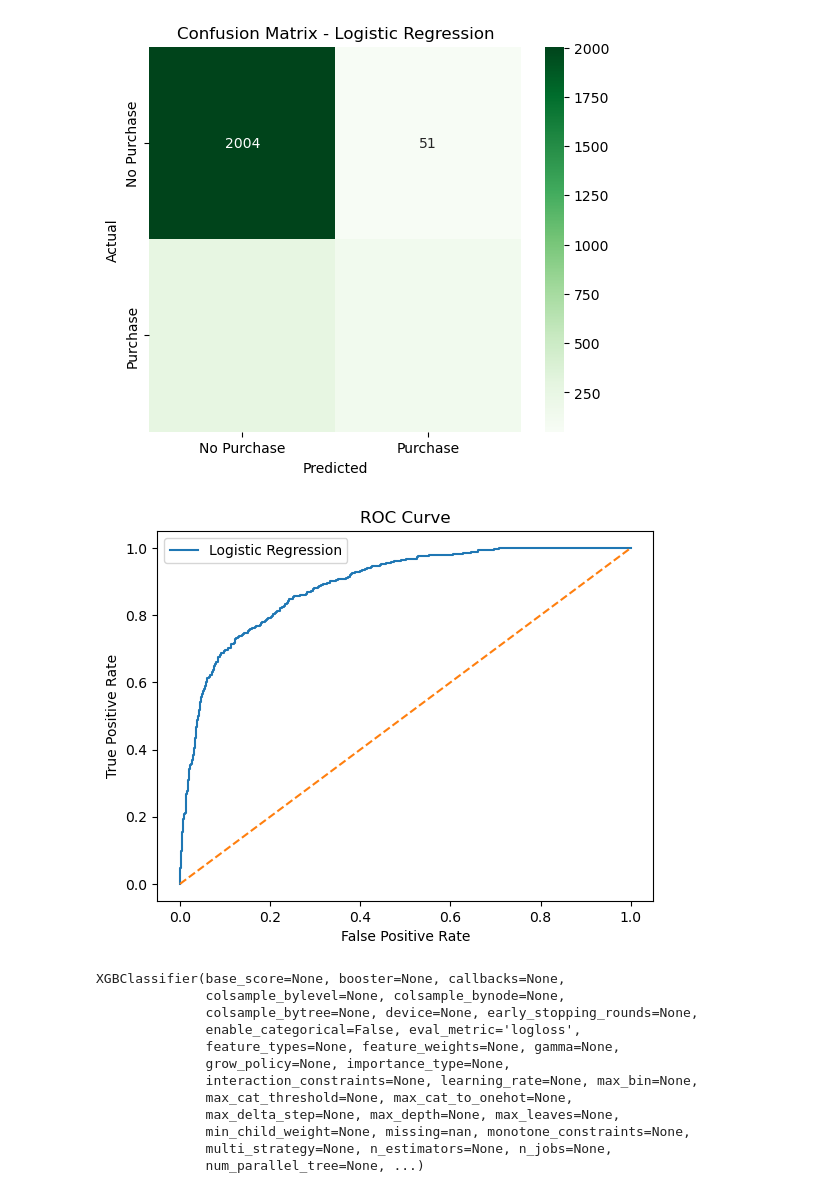
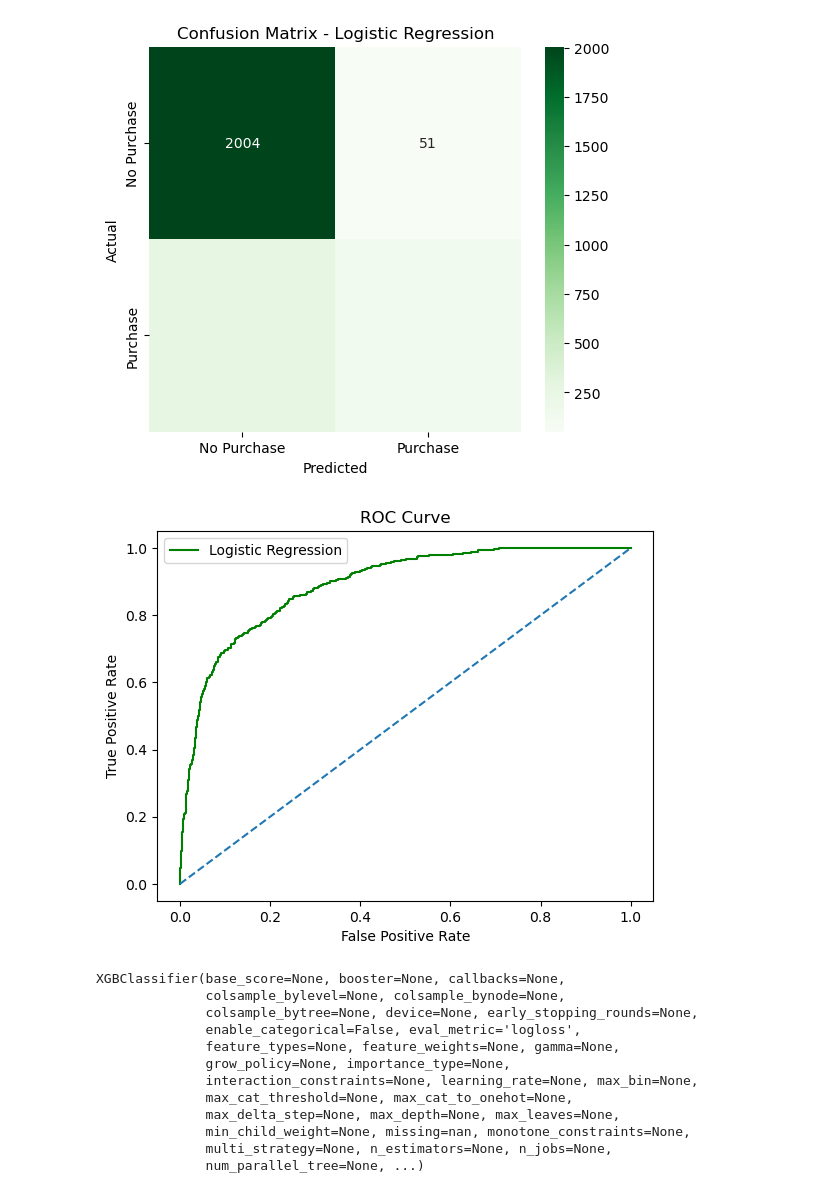
Before and after one commit to Helen2000-analyst/Customer-Purchase-Prediction, a Jupyter notebook: Capstone Project (Insight Lab).ipynb, the cells around one changed output. Saved outputs shown, nothing was run; the diff lists cells and outputs as text; code cells hidden in the pictures.

```diff
--- a/Capstone Project (Insight Lab).ipynb
+++ b/Capstone Project (Insight Lab).ipynb
@@ -767,19 +773,20 @@ plt.show()
 # %%
 logit_prob = logit.predict_proba(scaledX_test)[:,1]
 
 fpr, tpr, threshold = roc_curve(y_test, logit_prob)
 
-plt.plot(fpr, tpr, label="Logistic Regression")
+plt.plot(fpr, tpr,color='green', label="Logistic Regression")
 plt.plot([0,1], [0,1], linestyle="--")
 
 plt.xlabel("False Positive Rate")
 plt.ylabel("True Positive Rate")
 plt.title("ROC Curve")
 
 plt.legend()
+plt.savefig('ROC_Curve.png', dpi=150, bbox_inches='tight')
 plt.show()
 # %% [output]
-[figure, old version]
+[figure, new version]
 # %%
 
 xgb = XGBClassifier(use_label_encoder=False, eval_metric='logloss', random_state=42)
```
Also changed, not shown: parts of 15 cells of this notebook.
